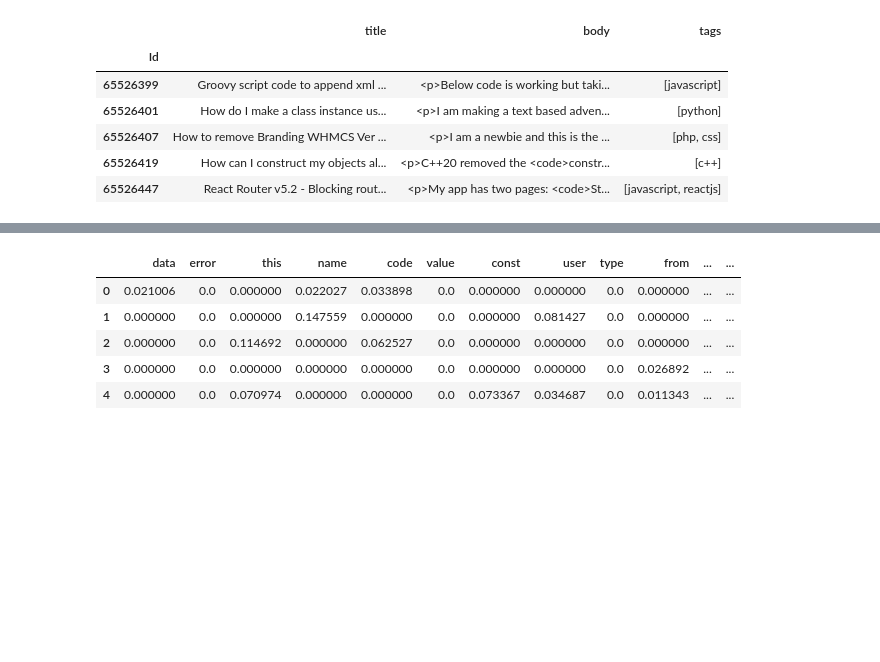
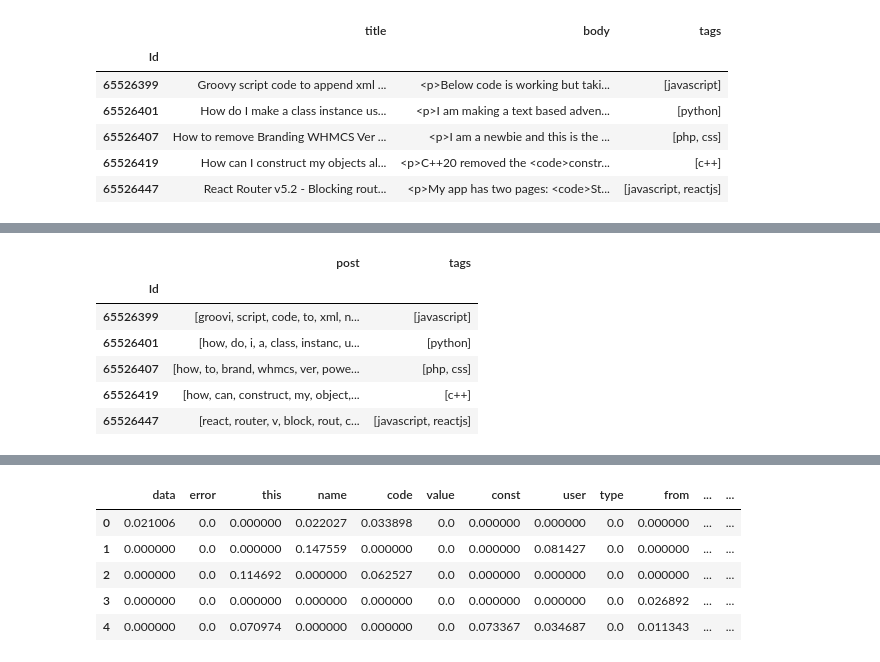
Before and after one commit to felanbi/Projet-OC-Categoriser-automatiquement-des-questions, a Jupyter notebook: P5_01_notebookexploration.ipynb, the cells around one changed output, grey strips where cells are left out. Cells and saved outputs as stored; diff of their text form; code cells hidden in the pictures; blank space fills up the shorter version.

```diff
--- a/P5_01_notebookexploration.ipynb
+++ b/P5_01_notebookexploration.ipynb
@@ -177,0 +194,20 @@ vocabulary = [x[0] for x in FreqDist(word_corpus).most_common(10000)]
+# %%
+df = pd.read_csv(path_queries + "data_cleaned_13032022")
+df.set_index("Id", inplace = True)
+
+def tolist(x):
+    x = x[2:-2]
+    return x.split("', '")
+
+df.post = df.post.map(tolist)
+df.tags = df.tags.map(tolist)
+
+df.head()
+# %% [output]
+|  | post | tags |
+| Id |  |  |
+| 65526399 | [groovi, script, code, to, xml, n... | [javascript] |
+| 65526401 | [how, do, i, a, class, instanc, u... | [python] |
+| 65526407 | [how, to, brand, whmcs, ver, powe... | [php, css] |
+| 65526419 | [how, can, construct, my, object,... | [c++] |
+| 65526447 | [react, router, v, block, rout, c... | [javascript, reactjs] |
```
Also changed, not shown: parts of 12 cells of this notebook.
